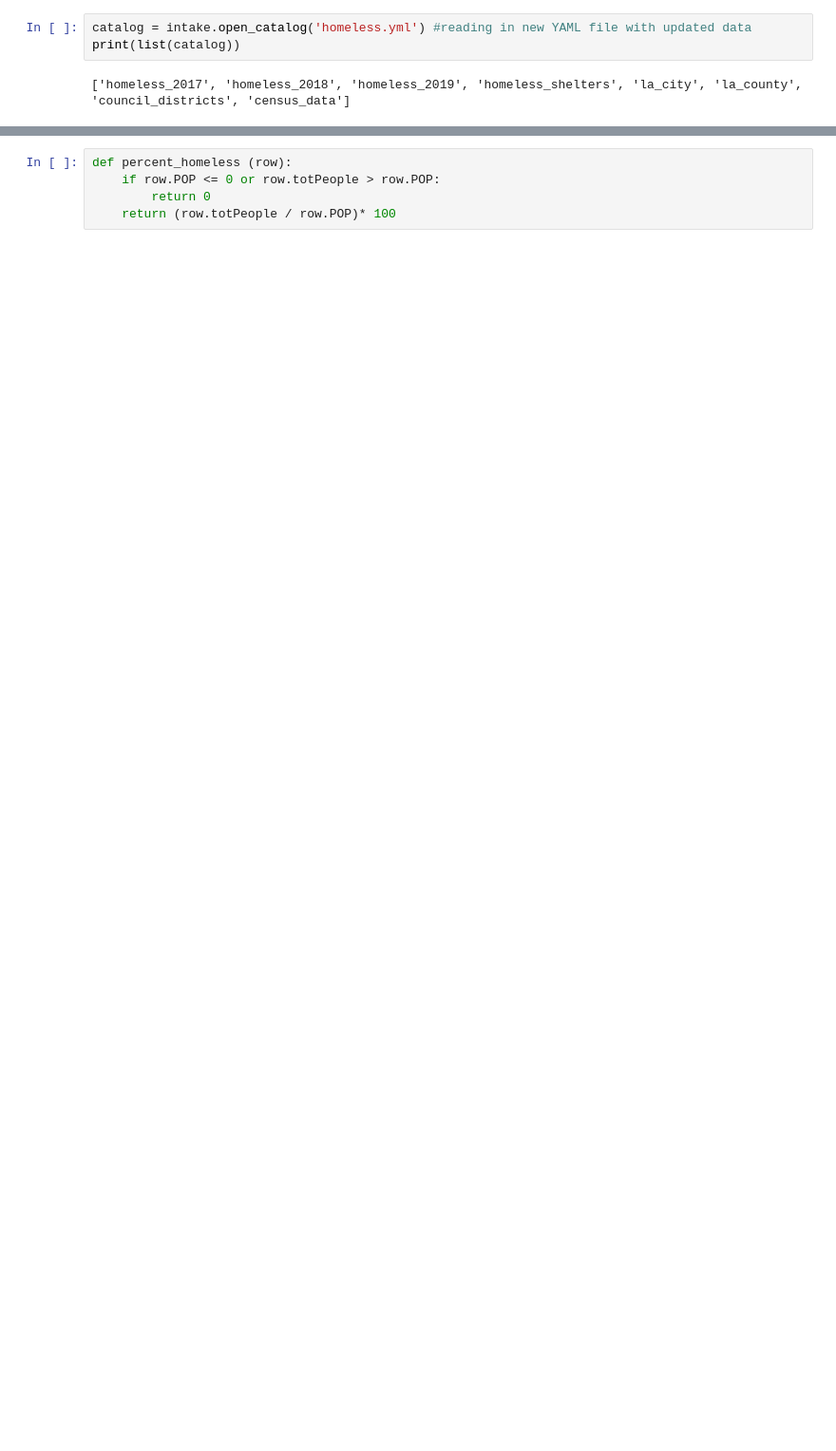
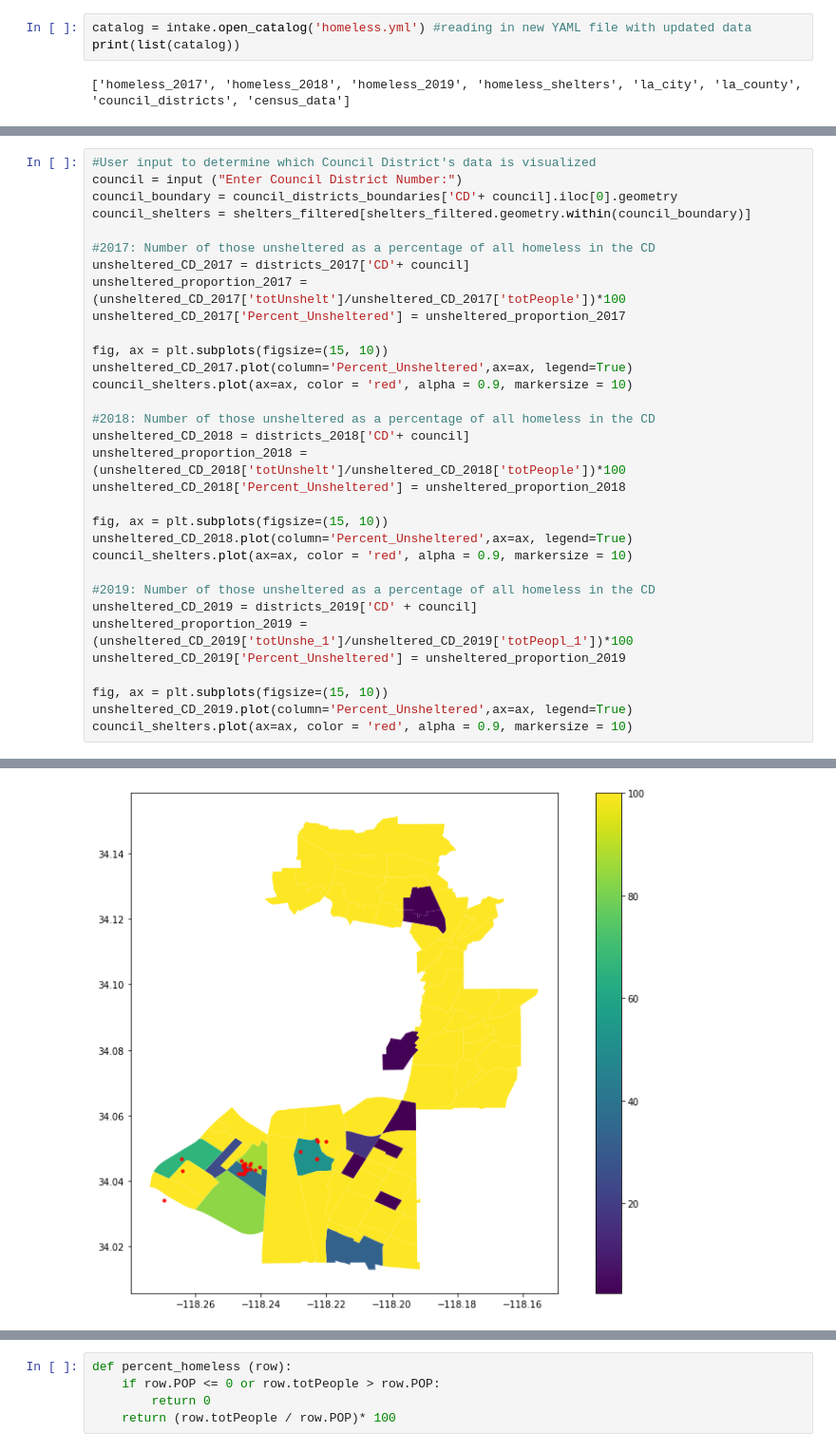
Before and after one commit to phillipwongg/best-practices, a Jupyter notebook: Homelessness_Analysis.ipynb, the cells around one changed output, grey strips where cells are left out. Shown at 95% size. Drawn from its saved outputs; the diff is of its cells as text; blank space fills up the shorter version.

```diff
--- a/Homelessness_Analysis.ipynb
+++ b/Homelessness_Analysis.ipynb
@@ -273,0 +105,33 @@ total_population_2019 = three.merge(census_data, left_on='Tract_N', right_on='TR
+# %%
+#User input to determine which Council District's data is visualized
+council = input ("Enter Council District Number:")
+council_boundary = council_districts_boundaries['CD'+ council].iloc[0].geometry
+council_shelters = shelters_filtered[shelters_filtered.geometry.within(council_boundary)]
+
+#2017: Number of those unsheltered as a percentage of all homeless in the CD
+unsheltered_CD_2017 = districts_2017['CD'+ council]
+unsheltered_proportion_2017 = (unsheltered_CD_2017['totUnshelt']/unsheltered_CD_2017['totPeople'])*100
+unsheltered_CD_2017['Percent_Unsheltered'] = unsheltered_proportion_2017
+
+fig, ax = plt.subplots(figsize=(15, 10))
+unsheltered_CD_2017.plot(column='Percent_Unsheltered',ax=ax, legend=True)
+council_shelters.plot(ax=ax, color = 'red', alpha = 0.9, markersize = 10)
+
+#2018: Number of those unsheltered as a percentage of all homeless in the CD
+unsheltered_CD_2018 = districts_2018['CD'+ council]
+unsheltered_proportion_2018 = (unsheltered_CD_2018['totUnshelt']/unsheltered_CD_2018['totPeople'])*100
+unsheltered_CD_2018['Percent_Unsheltered'] = unsheltered_proportion_2018
+
+fig, ax = plt.subplots(figsize=(15, 10))
+unsheltered_CD_2018.plot(column='Percent_Unsheltered',ax=ax, legend=True)
+council_shelters.plot(ax=ax, color = 'red', alpha = 0.9, markersize = 10)
+
+#2019: Number of those unsheltered as a percentage of all homeless in the CD
+unsheltered_CD_2019 = districts_2019['CD' + council]
+unsheltered_proportion_2019 = (unsheltered_CD_2019['totUnshe_1']/unsheltered_CD_2019['totPeopl_1'])*100
+unsheltered_CD_2019['Percent_Unsheltered'] = unsheltered_proportion_2019
+
+fig, ax = plt.subplots(figsize=(15, 10))
+unsheltered_CD_2019.plot(column='Percent_Unsheltered',ax=ax, legend=True)
+council_shelters.plot(ax=ax, color = 'red', alpha = 0.9, markersize = 10)
+# %% [output]
@@ -273,0 +153 @@ total_population_2019 = three.merge(census_data, left_on='Tract_N', right_on='TR
+[figure, added]
```
Also changed, not shown: parts of 77 cells of this notebook, 5 other files.
